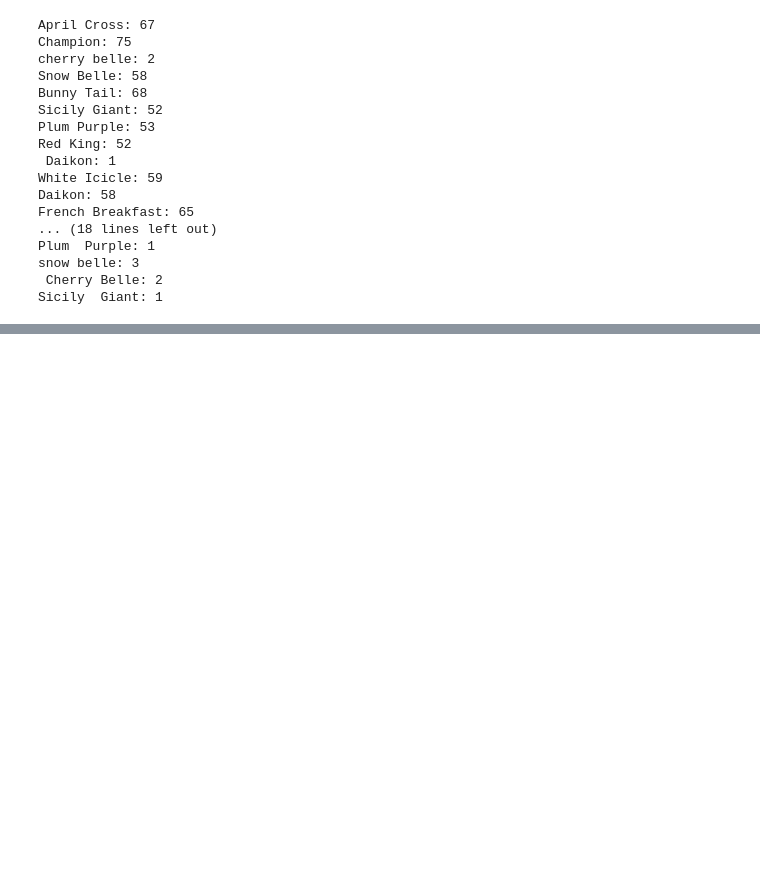
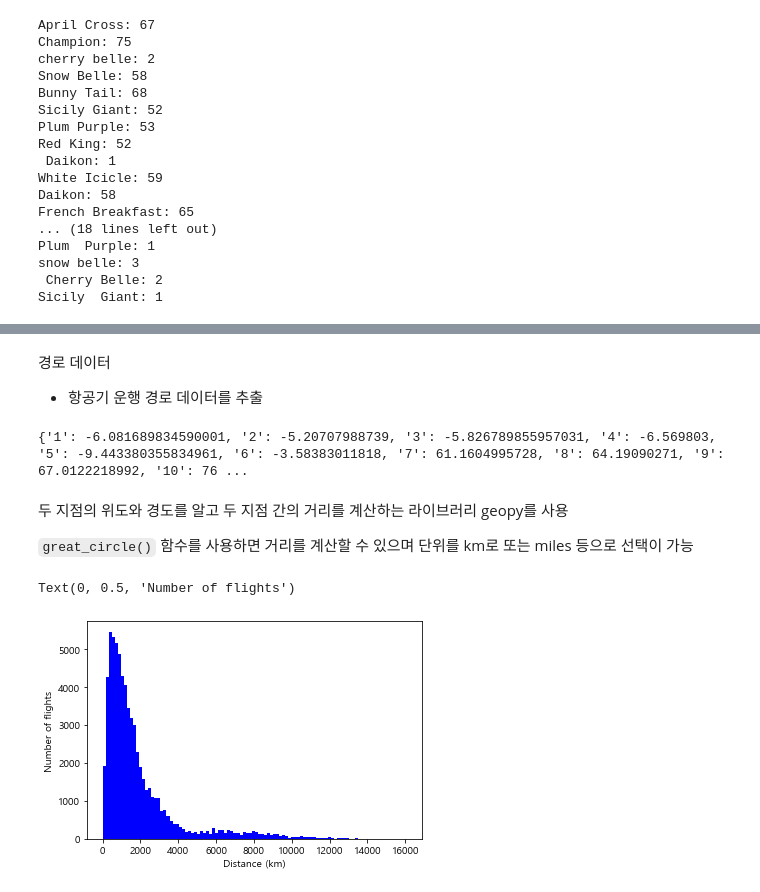
Before and after one commit to Jelcream/AI_Based_BigData, a Jupyter notebook: Saturday/Python_test/DataProcessing_prac.ipynb, the cells around one changed output, grey strips where cells are left out. Saved outputs shown, nothing was run; the diff lists cells and outputs as text; code cells hidden in the pictures; blank space fills up the shorter version.

```diff
--- a/Saturday/Python_test/DataProcessing_prac.ipynb
+++ b/Saturday/Python_test/DataProcessing_prac.ipynb
@@ -176,0 +515,7 @@ Sicily  Giant: 1
+# %%
+#encoding https://gomguard.tistory.com/210
+# https://somjang.tistory.com/entry/Python-%EB%AC%B8%EC%9E%90%EC%97%B4%EC%9D%98-%EC%9D%B8%EC%BD%94%EB%94%A9%EC%9D%84-%ED%99%95%EC%9D%B8%ED%95%98%EB%8A%94-%EB%B0%A9%EB%B2%95
+import csv
+f = open("data/airports.dat","r",encoding="UTF8")
+for row in csv.reader(f):
+    print(row[1])
@@ -176,0 +548,5 @@ Sicily  Giant: 1
+# %%
+f = open("data/airports.dat", "r", encoding="UTF8")
+for row in csv.reader(f):
+    if(row[3] == "Australia" or row[3] == "Russia"):
+        print(row[1])
@@ -176,0 +571,41 @@ Sicily  Giant: 1
+# %% [markdown]
+경로 데이터
++ 항공기 운행 경로 데이터를 추출
+# %%
+# 위도와 경도를 딕셔너리 변수에 담고 운행 거리를 계산하겠다.
+latitudes = {}
+longitudes = {}
+f = open("data/airports.dat", "r", encoding="UTF8")
+for row in csv.reader(f):
+    airport_id = row[0]
+    latitudes[airport_id] = float(row[6])
+    longitudes[airport_id] = float(row[7])
+print(latitudes)
+# %% [output]
+{'1': -6.081689834590001, '2': -5.20707988739, '3': -5.826789855957031, '4': -6.569803, '5': -9.443380355834961, '6': -3.58383011818, '7': 61.1604995728, '8': 64.19090271, '9': 67.0122218992, '10': 76 ...
+# %% [markdown]
+두 지점의 위도와 경도를 알고 두 지점 간의 거리를 계산하는 라이브러리 geopy를 사용
+
+`great_circle()` 함수를 사용하면 거리를 계산할 수 있으며 단위를 km로 또는 miles 등으로 선택이 가능
+# %%
+import geopy
+from geopy import distance
+distances = []
+f = open("data/routes.data", "r", encoding="UTF8")
+distances = []
+for row in csv.reader(f):
+    source_airport = row[3]
+    dest_airport = row[5]
+    if source_airport in latitudes and dest_airport in latitudes:
+        source_lat = latitudes[source_airport]
+        source_long = longitudes[source_airport]
+        dest_lat = latitudes[dest_airport]
+        dest_long = longitudes[dest_airport]
+        distances.append(distance.great_circle((source_lat, source_long),(dest_lat,dest_long)).km)
+# %%
+plt.hist(distances, 100, facecolor='b')
+plt.xlabel("Distance (km)")
+plt.ylabel("Number of flights")
+# %% [output]
+Text(0, 0.5, 'Number of flights')
+[figure, added]
```
Also changed, not shown: parts of 48 cells of this notebook, 10 other files.
